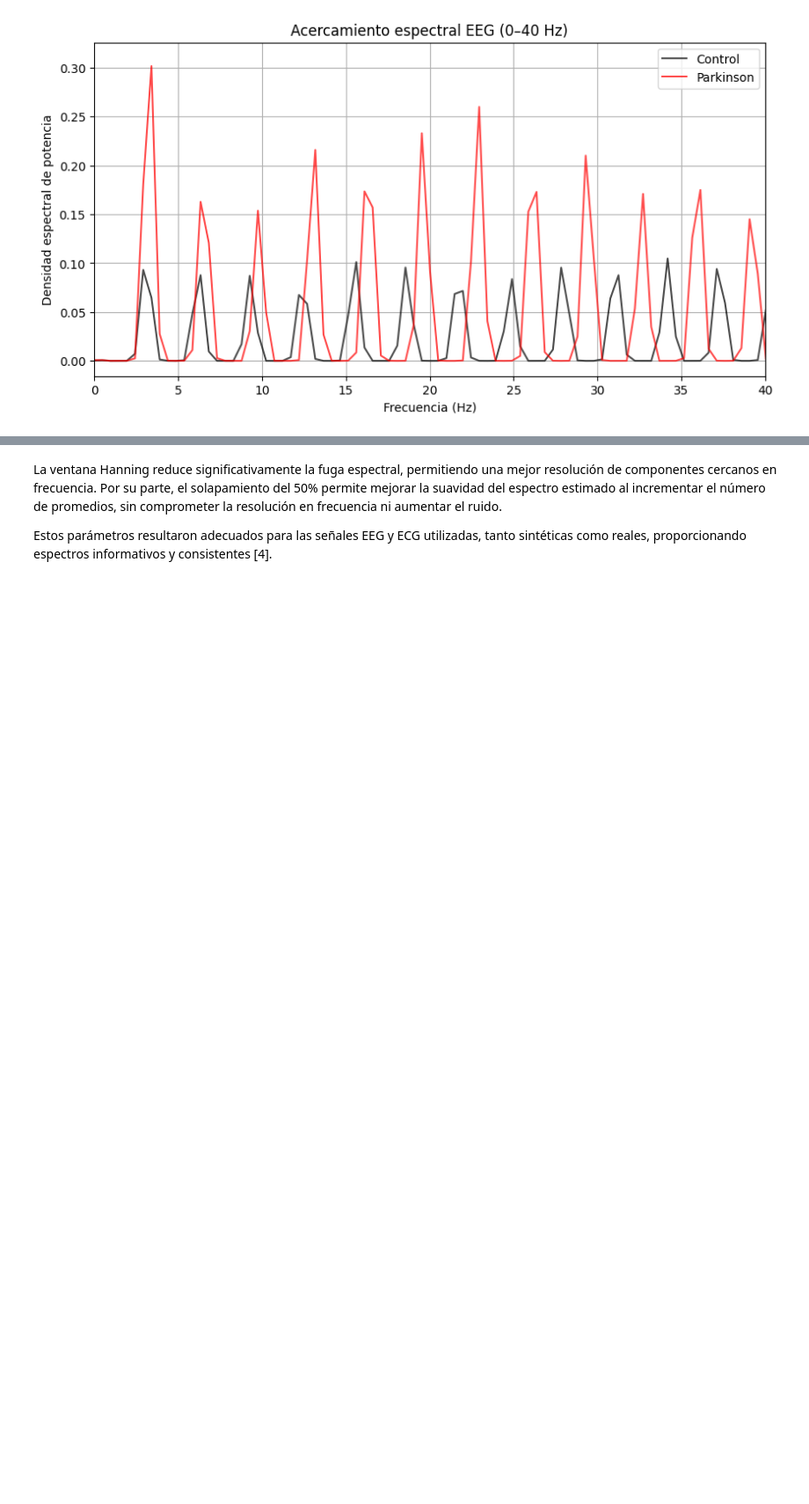
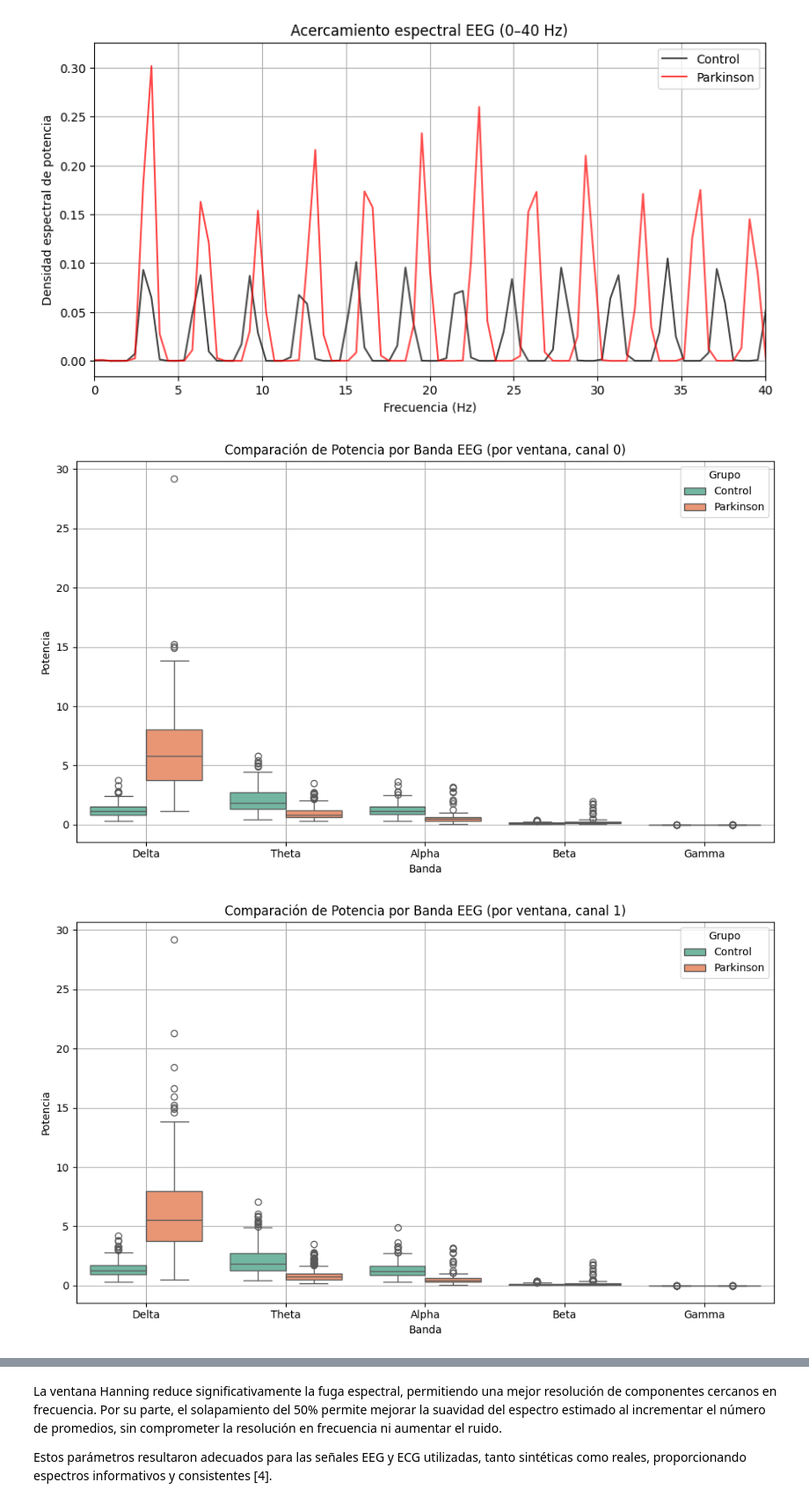
Before and after one commit to Juespin/Universidad, a Jupyter notebook: Bioseñales/Práctica 5/main.ipynb, the cells around one changed output, grey strips where cells are left out. Shown at 88% size. Cells and saved outputs as stored; diff of their text form; code cells hidden in the pictures; blank space fills up the shorter version.

```diff
--- a/Bioseñales/Práctica 5/main.ipynb
+++ b/Bioseñales/Práctica 5/main.ipynb
@@ -376,3 +368,57 @@ plt.xlim(0, 40)
 plt.show()
 # %% [output]
 [figure]
+# %%
+# Bandas de frecuencia EEG
+bandas = {
+    'Delta': (0.5, 4),
+    'Theta': (4, 8),
+    'Alpha': (8, 13),
+    'Beta': (13, 30),
+    'Gamma': (30, 45)
+}
+
+# Función para integrar potencia en bandas
+def potencia_por_banda(f, psd, bandas):
+    potencias = {}
+    for nombre, (f_min, f_max) in bandas.items():
+        idx = (f >= f_min) & (f < f_max)
+        potencias[nombre] = np.trapz(psd[idx], f[idx])
+    return potencias
+# %%
+# Contenedor
+potencias = []
+
+# Recorremos las 2000 ventanas
+n_ventanas = parkinson['data'].shape[2]
+for canal in range(8):
+  for i in range(n_ventanas):
+      sig_c = control['data'][canal, :, i]      # [muestras]
+      sig_p = parkinson['data'][canal, :, i]
+
+      # Welch
+      f_c, psd_c = welch(sig_c, fs=Fs, window='hann', nperseg=nperseg, noverlap=noverlap)
+      f_p, psd_p = welch(sig_p, fs=Fs, window='hann', nperseg=nperseg, noverlap=noverlap)
+
+      # Potencia por banda
+      pot_c = potencia_por_banda(f_c, psd_c, bandas)
+      pot_p = potencia_por_banda(f_p, psd_p, bandas)
+
+      # Guardar resultados
+      for banda in bandas:
+          potencias.append({'Banda': banda, 'Potencia': pot_c[banda], 'Grupo': 'Control'})
+          potencias.append({'Banda': banda, 'Potencia': pot_p[banda], 'Grupo': 'Parkinson'})
+
+  # A DataFrame
+  df = pd.DataFrame(potencias)
+
+  # Boxplot
+  plt.figure(figsize=(10, 6))
+  sns.boxplot(data=df, x='Banda', y='Potencia', hue='Grupo', palette='Set2')
+  plt.title(f'Comparación de Potencia por Banda EEG (por ventana, canal {canal})')
+  plt.grid(True)
+  plt.tight_layout()
+  plt.show()
+# %% [output]
+[figure, added]
+[figure, added]
```
Also changed, not shown: parts of 6 cells of this notebook, 1 other file.
